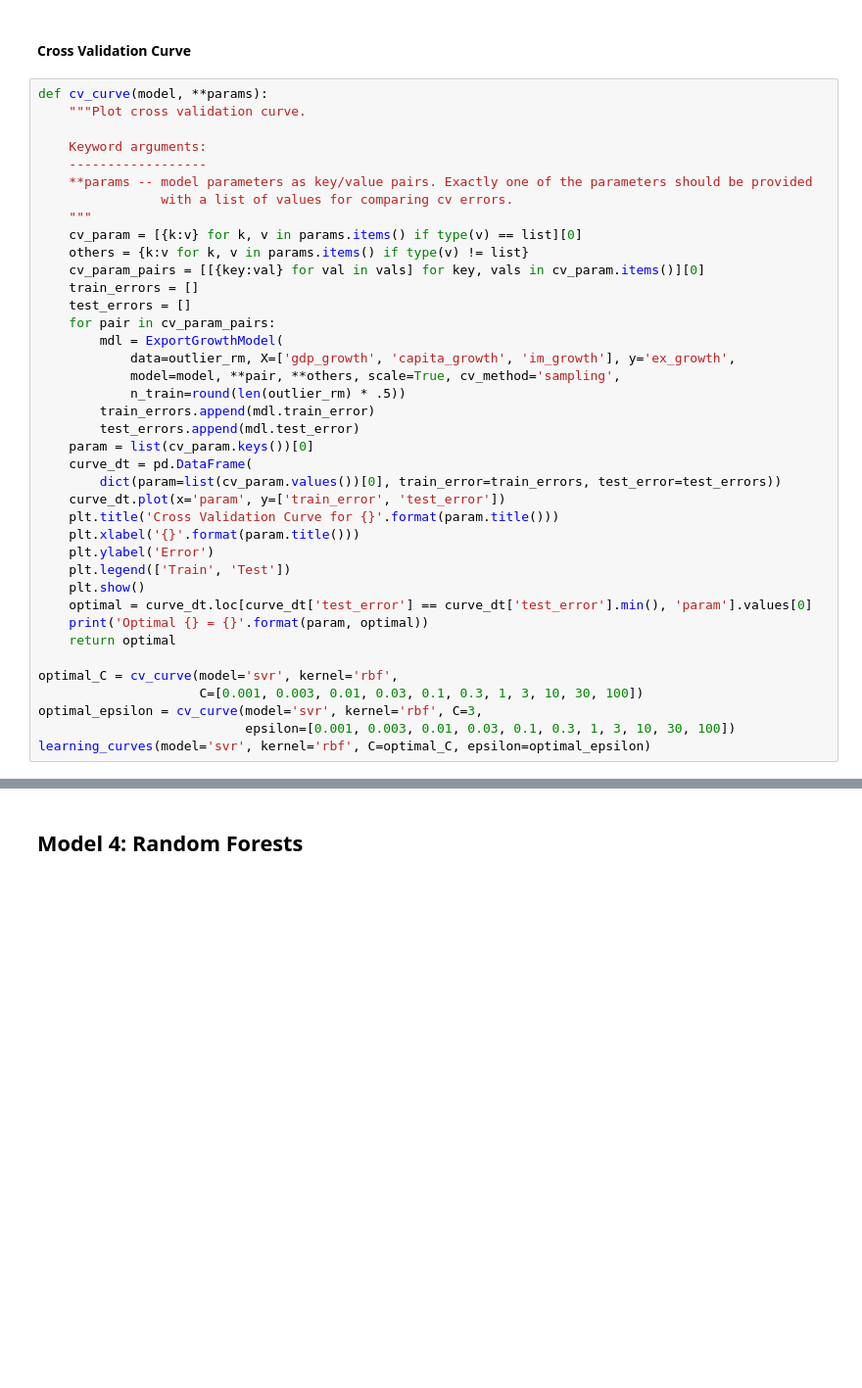
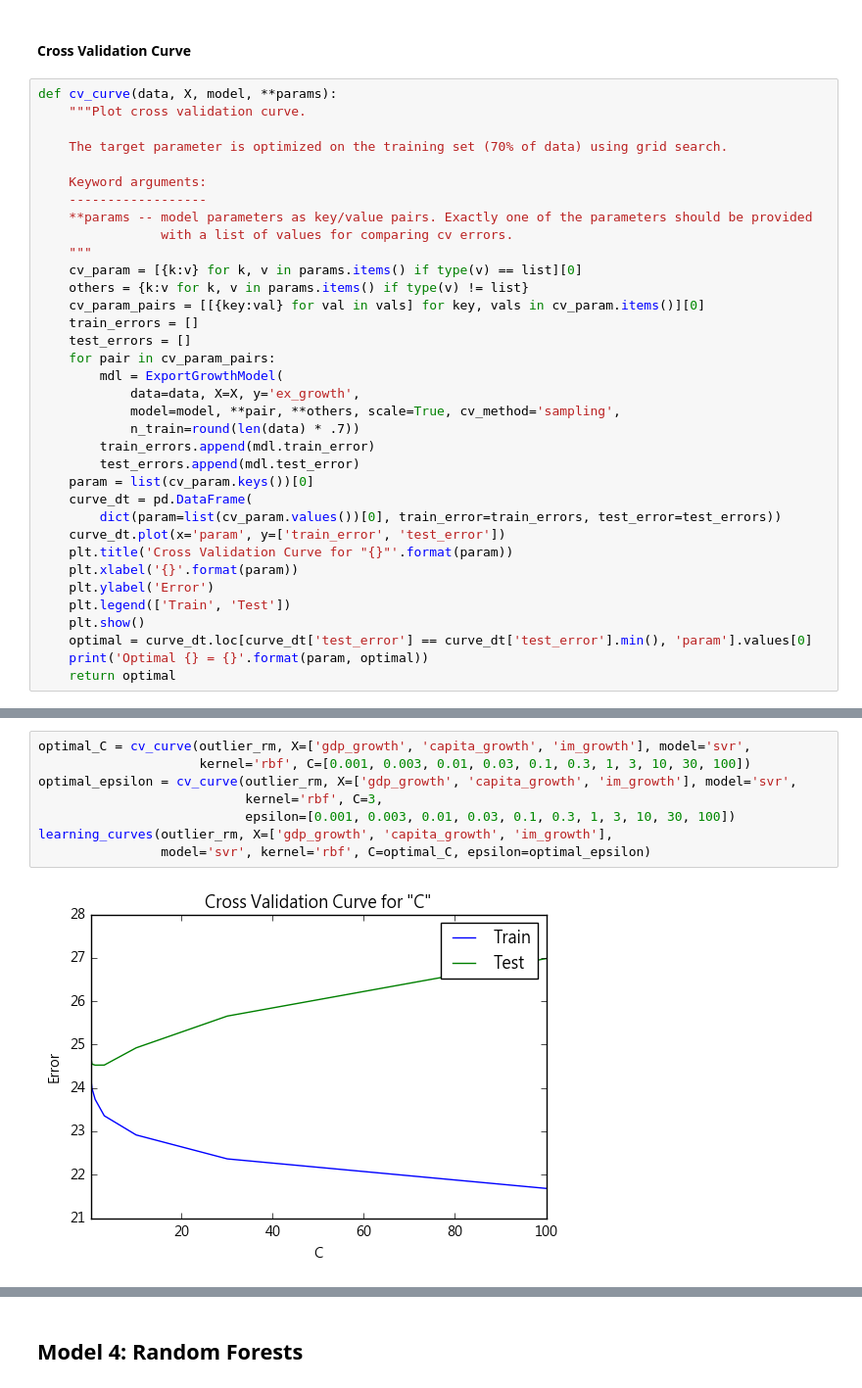
Before and after one commit to lincht/TradeModel, a Jupyter notebook: model/growth_pred.ipynb, the cells around one changed output, grey strips where cells are left out. Shown at 98% size. Saved outputs shown, nothing was run; the diff lists cells and outputs as text; blank space fills up the shorter version.

```diff
--- a/model/growth_pred.ipynb
+++ b/model/growth_pred.ipynb
@@ -648,8 +647,10 @@ The decision boundary is somewhat clean-cut. So our guess was indeed correct: th
 # %% [markdown]
 #### Cross Validation Curve
 # %%
-def cv_curve(model, **params):
+def cv_curve(data, X, model, **params):
     """Plot cross validation curve.
+
+    The target parameter is optimized on the training set (70% of data) using grid search.
 
     Keyword arguments:
     ------------------
@@ -663,26 +664,20 @@ def cv_curve(model, **params):
     test_errors = []
     for pair in cv_param_pairs:
         mdl = ExportGrowthModel(
-            data=outlier_rm, X=['gdp_growth', 'capita_growth', 'im_growth'], y='ex_growth',
+            data=data, X=X, y='ex_growth',
             model=model, **pair, **others, scale=True, cv_method='sampling',
-            n_train=round(len(outlier_rm) * .5))
+            n_train=round(len(data) * .7))
         train_errors.append(mdl.train_error)
         test_errors.append(mdl.test_error)
     param = list(cv_param.keys())[0]
     curve_dt = pd.DataFrame(
         dict(param=list(cv_param.values())[0], train_error=train_errors, test_error=test_errors))
     curve_dt.plot(x='param', y=['train_error', 'test_error'])
-    plt.title('Cross Validation Curve for {}'.format(param.title()))
-    plt.xlabel('{}'.format(param.title()))
+    plt.title('Cross Validation Curve for "{}"'.format(param))
+    plt.xlabel('{}'.format(param))
     plt.ylabel('Error')
     plt.legend(['Train', 'Test'])
     plt.show()
     optimal = curve_dt.loc[curve_dt['test_error'] == curve_dt['test_error'].min(), 'param'].values[0]
     print('Optimal {} = {}'.format(param, optimal))
     return optimal
-
-optimal_C = cv_curve(model='svr', kernel='rbf',
-                     C=[0.001, 0.003, 0.01, 0.03, 0.1, 0.3, 1, 3, 10, 30, 100])
-optimal_epsilon = cv_curve(model='svr', kernel='rbf', C=3,
-                           epsilon=[0.001, 0.003, 0.01, 0.03, 0.1, 0.3, 1, 3, 10, 30, 100])
-learning_curves(model='svr', kernel='rbf', C=optimal_C, epsilon=optimal_epsilon)
@@ -694,0 +684,10 @@ Optimal epsilon = 0.3
+# %%
+optimal_C = cv_curve(outlier_rm, X=['gdp_growth', 'capita_growth', 'im_growth'], model='svr',
+                     kernel='rbf', C=[0.001, 0.003, 0.01, 0.03, 0.1, 0.3, 1, 3, 10, 30, 100])
+optimal_epsilon = cv_curve(outlier_rm, X=['gdp_growth', 'capita_growth', 'im_growth'], model='svr',
+                           kernel='rbf', C=3,
+                           epsilon=[0.001, 0.003, 0.01, 0.03, 0.1, 0.3, 1, 3, 10, 30, 100])
+learning_curves(outlier_rm, X=['gdp_growth', 'capita_growth', 'im_growth'],
+                model='svr', kernel='rbf', C=optimal_C, epsilon=optimal_epsilon)
+# %% [output]
+[figure, added]
```
Also changed, not shown: parts of 25 cells of this notebook.
